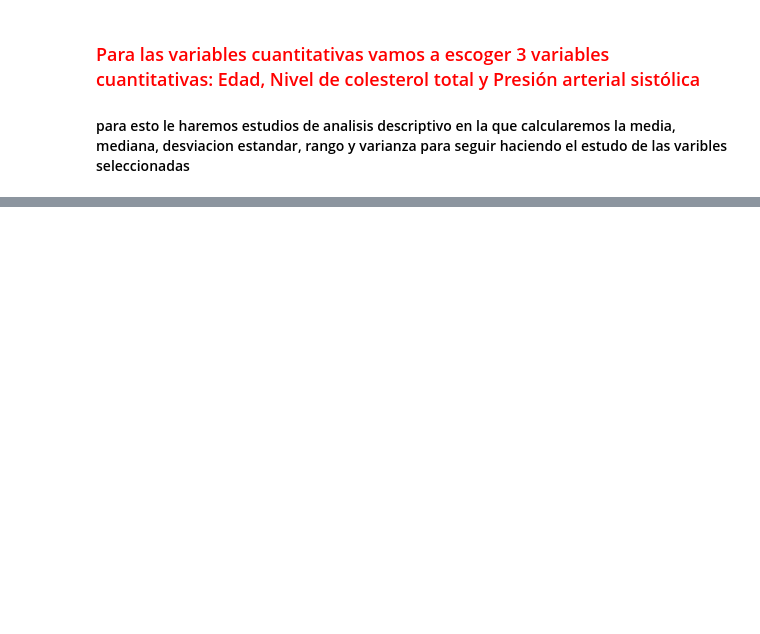
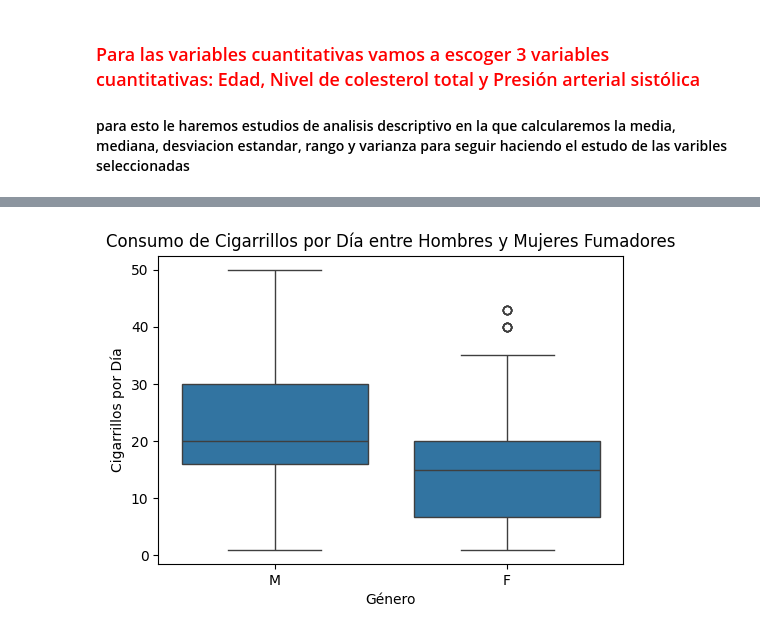
Before and after one commit to martingom4/Data-Science, a Jupyter notebook: Estadistica_con_python/Prueba-final/Prueba-Final-Martin-Gomez.ipynb, the cells around one changed output, grey strips where cells are left out. Saved outputs shown, nothing was run; the diff lists cells and outputs as text; code cells hidden in the pictures; blank space fills up the shorter version.

```diff
--- a/Estadistica_con_python/Prueba-final/Prueba-Final-Martin-Gomez.ipynb
+++ b/Estadistica_con_python/Prueba-final/Prueba-Final-Martin-Gomez.ipynb
@@ -44,0 +286,21 @@ print (media)
+# %%
+#Ser hombre, ¿influye en el promedio de cigarrillos consumidos por día, dentro de los
+#pacientes fumadores?Explica
+
+# primero tenemos que separar los fumadores del dataframe
+fumadores = data_clean[(data_clean['currentSmoker'] == 'Yes') &  data_clean['cigsPerDay']]
+
+#ahora vamos a separarlo entre mujeres y hombres
+fumadores_Hombres = fumadores[(fumadores['sex'])== 'M']['cigsPerDay']
+fumadores_Mujeres = fumadores[(fumadores['sex'])== 'F']['cigsPerDay']
+
+promedio_hombres = fumadores_Hombres.mean()
+promedio_mujeres = fumadores_Mujeres.mean()
+
+print(f"El primedio de los cigarrillos que se fuman los hombres diario es de {promedio_hombres:.2f}")
+print(f"El promedio de los cigarrillos que se fuman las mujeres diario es de {promedio_mujeres:.2f}")
+
+t_stat, p_valor = stats.ttest_ind(fumadores_Hombres,fumadores_Mujeres,equal_var=False)
+
+print(t_stat)
+print(p_valor)
@@ -44,0 +322,10 @@ print (media)
+# %%
+# Crear un box plot para comparar hombres y mujeres fumadores
+plt.figure(figsize=(6, 4))
+sns.boxplot(x=fumadores['sex'], y=fumadores['cigsPerDay'])
+plt.title("Consumo de Cigarrillos por Día entre Hombres y Mujeres Fumadores")
+plt.xlabel("Género")
+plt.ylabel("Cigarrillos por Día")
+plt.show()
+# %% [output]
+[figure, added]
```
Also changed, not shown: parts of 30 cells of this notebook, 1 other file.
